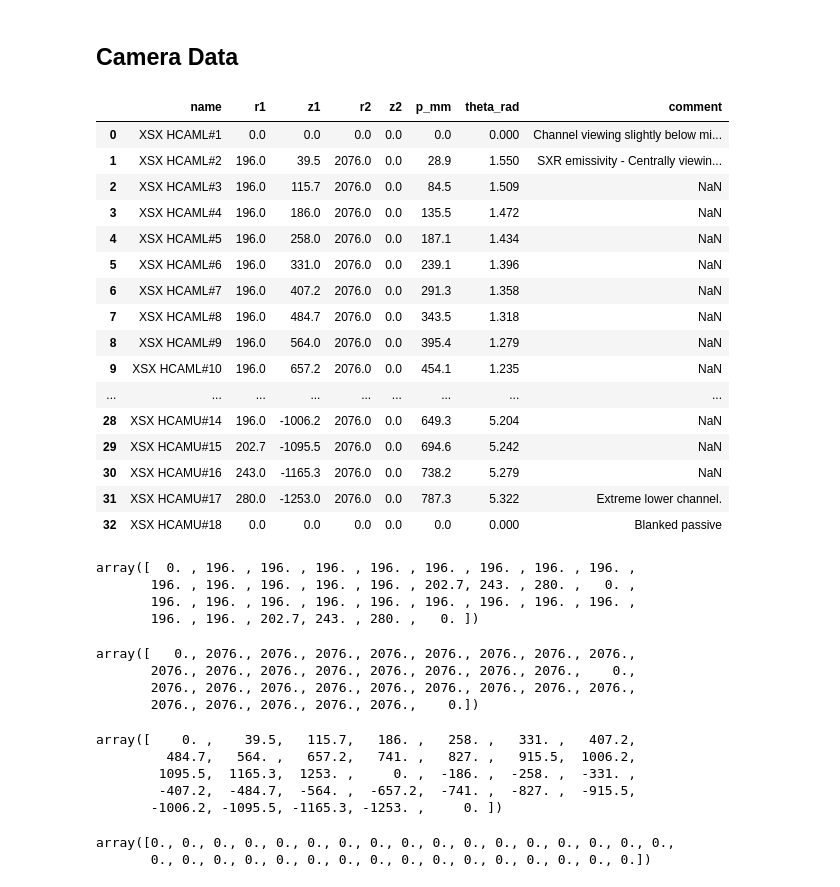
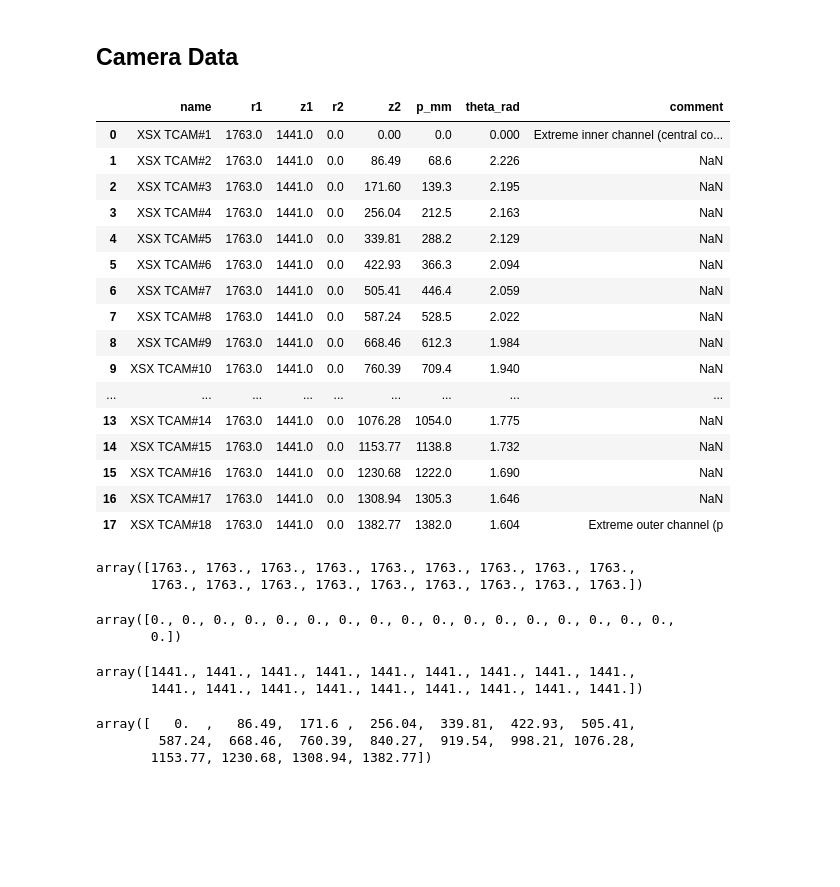
Before and after one commit to samueljackson92/defuse-data, a Jupyter notebook: inspect_data.ipynb, the cells around one changed output. Saved outputs shown, nothing was run; the diff lists cells and outputs as text; code cells hidden in the pictures; blank space fills up the shorter version.

```diff
--- a/inspect_data.ipynb
+++ b/inspect_data.ipynb
@@ -80,50 +104,44 @@ plot_signal(ds)
 # %% [markdown]
 ## Camera Data
 # %%
-df = pd.read_csv('xsx_camera.csv')
+df = pd.read_csv('xsx_camera_t.csv')
 df
 # %% [output]
 |  | name | r1 | z1 | r2 | z2 | p_mm | theta_rad | comment |
-| 0 | XSX HCAML#1 | 0.0 | 0.0 | 0.0 | 0.0 | 0.0 | 0.000 | Channel viewing slightly below mi... |
-| 1 | XSX HCAML#2 | 196.0 | 39.5 | 2076.0 | 0.0 | 28.9 | 1.550 | SXR emissivity - Centrally viewin... |
-| 2 | XSX HCAML#3 | 196.0 | 115.7 | 2076.0 | 0.0 | 84.5 | 1.509 | NaN |
-| 3 | XSX HCAML#4 | 196.0 | 186.0 | 2076.0 | 0.0 | 135.5 | 1.472 | NaN |
-| 4 | XSX HCAML#5 | 196.0 | 258.0 | 2076.0 | 0.0 | 187.1 | 1.434 | NaN |
-| 5 | XSX HCAML#6 | 196.0 | 331.0 | 2076.0 | 0.0 | 239.1 | 1.396 | NaN |
-| 6 | XSX HCAML#7 | 196.0 | 407.2 | 2076.0 | 0.0 | 291.3 | 1.358 | NaN |
-| 7 | XSX HCAML#8 | 196.0 | 484.7 | 2076.0 | 0.0 | 343.5 | 1.318 | NaN |
-| 8 | XSX HCAML#9 | 196.0 | 564.0 | 2076.0 | 0.0 | 395.4 | 1.279 | NaN |
-| 9 | XSX HCAML#10 | 196.0 | 657.2 | 2076.0 | 0.0 | 454.1 | 1.235 | NaN |
+| 0 | XSX TCAM#1 | 1763.0 | 1441.0 | 0.0 | 0.00 | 0.0 | 0.000 | Extreme inner channel (central co... |
+| 1 | XSX TCAM#2 | 1763.0 | 1441.0 | 0.0 | 86.49 | 68.6 | 2.226 | NaN |
+| 2 | XSX TCAM#3 | 1763.0 | 1441.0 | 0.0 | 171.60 | 139.3 | 2.195 | NaN |
+| 3 | XSX TCAM#4 | 1763.0 | 1441.0 | 0.0 | 256.04 | 212.5 | 2.163 | NaN |
+| 4 | XSX TCAM#5 | 1763.0 | 1441.0 | 0.0 | 339.81 | 288.2 | 2.129 | NaN |
+| 5 | XSX TCAM#6 | 1763.0 | 1441.0 | 0.0 | 422.93 | 366.3 | 2.094 | NaN |
+| 6 | XSX TCAM#7 | 1763.0 | 1441.0 | 0.0 | 505.41 | 446.4 | 2.059 | NaN |
+| 7 | XSX TCAM#8 | 1763.0 | 1441.0 | 0.0 | 587.24 | 528.5 | 2.022 | NaN |
+| 8 | XSX TCAM#9 | 1763.0 | 1441.0 | 0.0 | 668.46 | 612.3 | 1.984 | NaN |
+| 9 | XSX TCAM#10 | 1763.0 | 1441.0 | 0.0 | 760.39 | 709.4 | 1.940 | NaN |
 | ... | ... | ... | ... | ... | ... | ... | ... | ... |
-| 28 | XSX HCAMU#14 | 196.0 | -1006.2 | 2076.0 | 0.0 | 649.3 | 5.204 | NaN |
-| 29 | XSX HCAMU#15 | 202.7 | -1095.5 | 2076.0 | 0.0 | 694.6 | 5.242 | NaN |
-| 30 | XSX HCAMU#16 | 243.0 | -1165.3 | 2076.0 | 0.0 | 738.2 | 5.279 | NaN |
-| 31 | XSX HCAMU#17 | 280.0 | -1253.0 | 2076.0 | 0.0 | 787.3 | 5.322 | Extreme lower channel. |
-| 32 | XSX HCAMU#18 | 0.0 | 0.0 | 0.0 | 0.0 | 0.0 | 0.000 | Blanked passive |
+| 13 | XSX TCAM#14 | 1763.0 | 1441.0 | 0.0 | 1076.28 | 1054.0 | 1.775 | NaN |
+| 14 | XSX TCAM#15 | 1763.0 | 1441.0 | 0.0 | 1153.77 | 1138.8 | 1.732 | NaN |
+| 15 | XSX TCAM#16 | 1763.0 | 1441.0 | 0.0 | 1230.68 | 1222.0 | 1.690 | NaN |
+| 16 | XSX TCAM#17 | 1763.0 | 1441.0 | 0.0 | 1308.94 | 1305.3 | 1.646 | NaN |
+| 17 | XSX TCAM#18 | 1763.0 | 1441.0 | 0.0 | 1382.77 | 1382.0 | 1.604 | Extreme outer channel (p |
 # %%
 df['r1'].values
 # %% [output]
-array([  0. , 196. , 196. , 196. , 196. , 196. , 196. , 196. , 196. ,
-       196. , 196. , 196. , 196. , 196. , 202.7, 243. , 280. ,   0. ,
-       196. , 196. , 196. , 196. , 196. , 196. , 196. , 196. , 196. ,
-       196. , 196. , 202.7, 243. , 280. ,   0. ])
+array([1763., 1763., 1763., 1763., 1763., 1763., 1763., 1763., 1763.,
+       1763., 1763., 1763., 1763., 1763., 1763., 1763., 1763., 1763.])
 # %%
 df['r2'].values
 # %% [output]
-array([   0., 2076., 2076., 2076., 2076., 2076., 2076., 2076., 2076.,
-       2076., 2076., 2076., 2076., 2076., 2076., 2076., 2076.,    0.,
-       2076., 2076., 2076., 2076., 2076., 2076., 2076., 2076., 2076.,
-       2076., 2076., 2076., 2076., 2076.,    0.])
+array([0., 0., 0., 0., 0., 0., 0., 0., 0., 0., 0., 0., 0., 0., 0., 0., 0.,
+       0.])
 # %%
 df['z1'].values
 # %% [output]
-array([    0. ,    39.5,   115.7,   186. ,   258. ,   331. ,   407.2,
-         484.7,   564. ,   657.2,   741. ,   827. ,   915.5,  1006.2,
-        1095.5,  1165.3,  1253. ,     0. ,  -186. ,  -258. ,  -331. ,
-        -407.2,  -484.7,  -564. ,  -657.2,  -741. ,  -827. ,  -915.5,
-       -1006.2, -1095.5, -1165.3, -1253. ,     0. ])
+array([1441., 1441., 1441., 1441., 1441., 1441., 1441., 1441., 1441.,
+       1441., 1441., 1441., 1441., 1441., 1441., 1441., 1441., 1441.])
 # %%
 df['z2'].values
 # %% [output]
-array([0., 0., 0., 0., 0., 0., 0., 0., 0., 0., 0., 0., 0., 0., 0., 0., 0.,
-       0., 0., 0., 0., 0., 0., 0., 0., 0., 0., 0., 0., 0., 0., 0., 0.])
+array([   0.  ,   86.49,  171.6 ,  256.04,  339.81,  422.93,  505.41,
+        587.24,  668.46,  760.39,  840.27,  919.54,  998.21, 1076.28,
+       1153.77, 1230.68, 1308.94, 1382.77])
```
Also changed, not shown: parts of 4 cells of this notebook.
